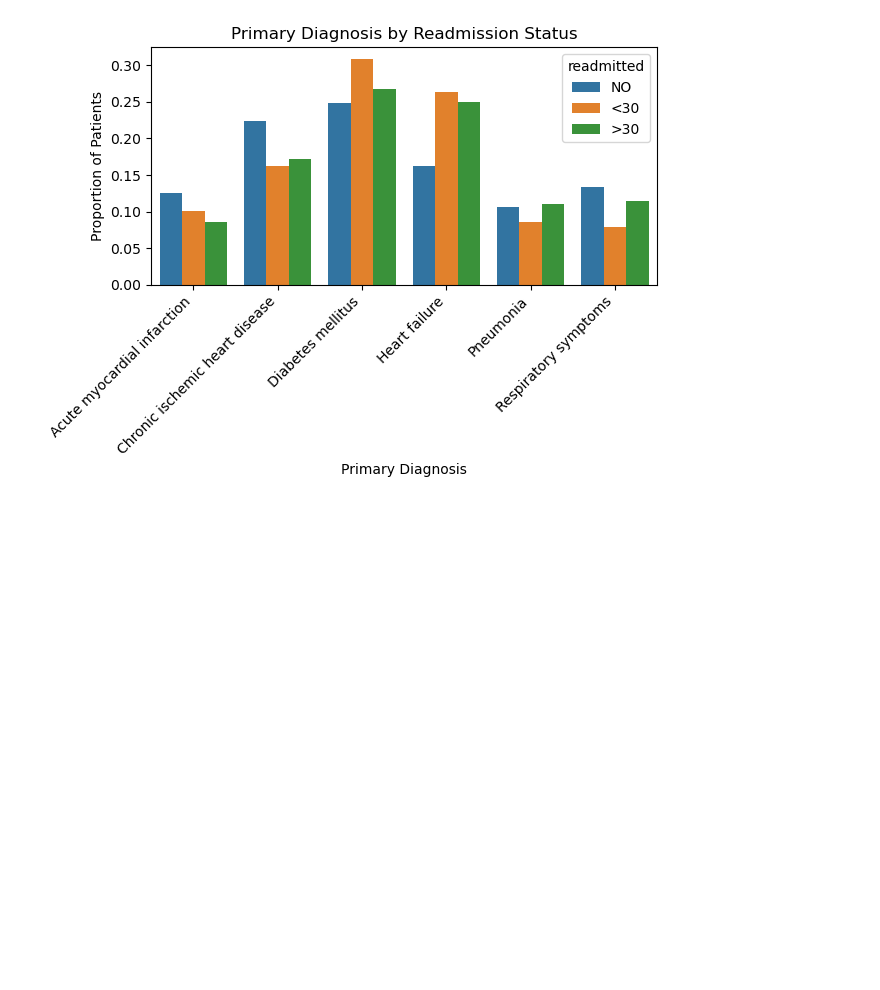
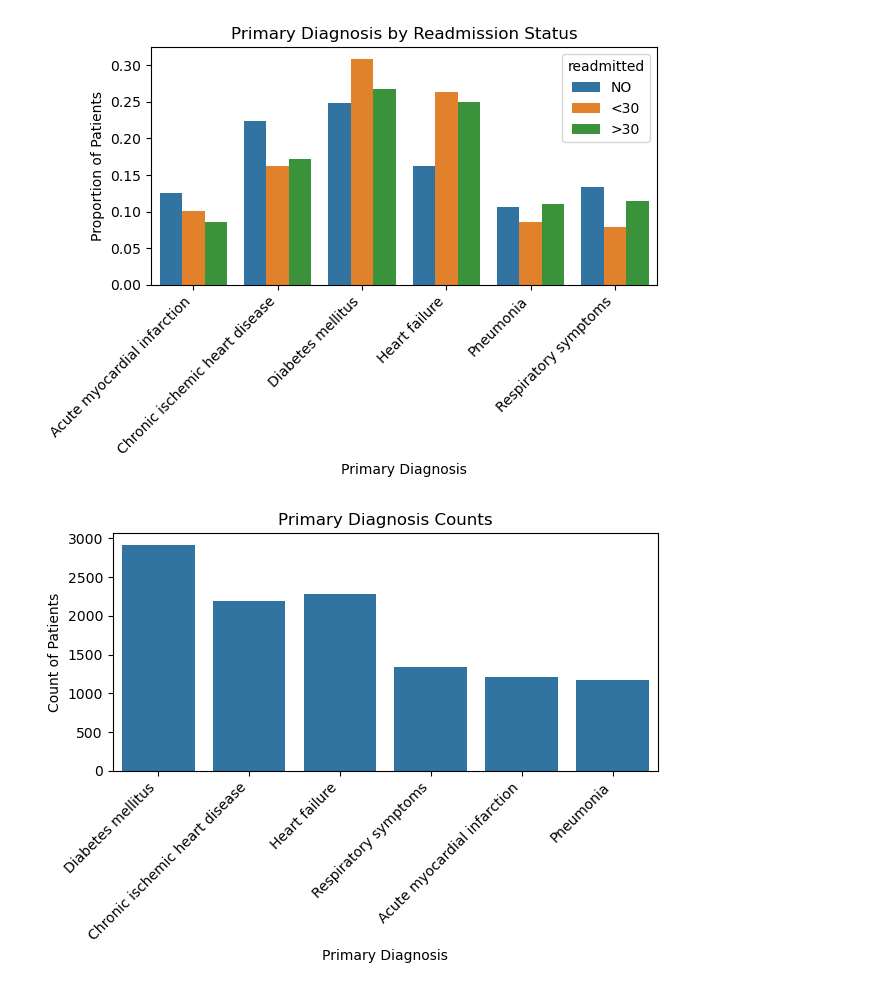
Before and after one commit to tonyinarula/Kaggle-Diabetes, a Jupyter notebook: analysis.ipynb, the cells around one changed output. Cells and saved outputs as stored; diff of their text form; code cells hidden in the pictures; blank space fills up the shorter version.

Commit message:
Make secondary and tertiary diag count plots, fix descriptions

```diff
--- a/analysis.ipynb
+++ b/analysis.ipynb
@@ -333,15 +333,16 @@ See the caveats in the documentation: https://pandas.pydata.org/pandas-docs/stab
 | 19 | 737 | Curvature of spine NOS | 427 | Cardiac dysrhythmia NOS | 714 | Inflamm polyarthrop NOS |
 # %%
 # add descriptions to diagnosis by readmission status plot
-top_diagnoses = df_w_codes['diag_1_desc'].value_counts().head(6).index
-df_filtered = df_w_codes[df_w_codes['diag_1_desc'].isin(top_diagnoses)]
-diagnosis_df = (df_filtered.groupby(by = ['diag_1_desc', 'readmitted'])
+top_diagnoses_1 = df_w_codes['diag_1_desc'].value_counts().head(6).index
+df_filtered = df_w_codes[df_w_codes['diag_1_desc'].isin(top_diagnoses_1)]
+diagnosis_1_df = (df_filtered.groupby(by = ['diag_1_desc', 'readmitted'])
      .size()
      .reset_index(name='count')
 )
+# calculate proportions for each readmission status to plot on the same graph
+diagnosis_1_df['proportion'] = diagnosis_1_df.groupby('readmitted')['count'].transform(lambda x: x / x.sum())
 
-diagnosis_df['proportion'] = diagnosis_df.groupby('readmitted')['count'].transform(lambda x: x / x.sum())
-sns.barplot(data = diagnosis_df,
+sns.barplot(data = diagnosis_1_df,
             x = 'diag_1_desc',
             y = 'proportion',
             hue = 'readmitted',
@@ -354,3 +355,17 @@ plt.ylabel('Proportion of Patients')
 plt.tight_layout()
 # %% [output]
 [figure]
+# %%
+# primary diagnosis counts
+sns.barplot(data = diagnosis_1_df.sort_values(by = 'count', ascending = False).reset_index(drop=True),
+            x = 'diag_1_desc',
+            y = 'count',
+            errorbar = None)
+
+plt.xticks(rotation = 45, ha = 'right')
+plt.title('Primary Diagnosis Counts')
+plt.xlabel('Primary Diagnosis')
+plt.ylabel('Count of Patients')
+plt.tight_layout()
+# %% [output]
+[figure, added]
```
Also changed, not shown: parts of 2 cells of this notebook.
